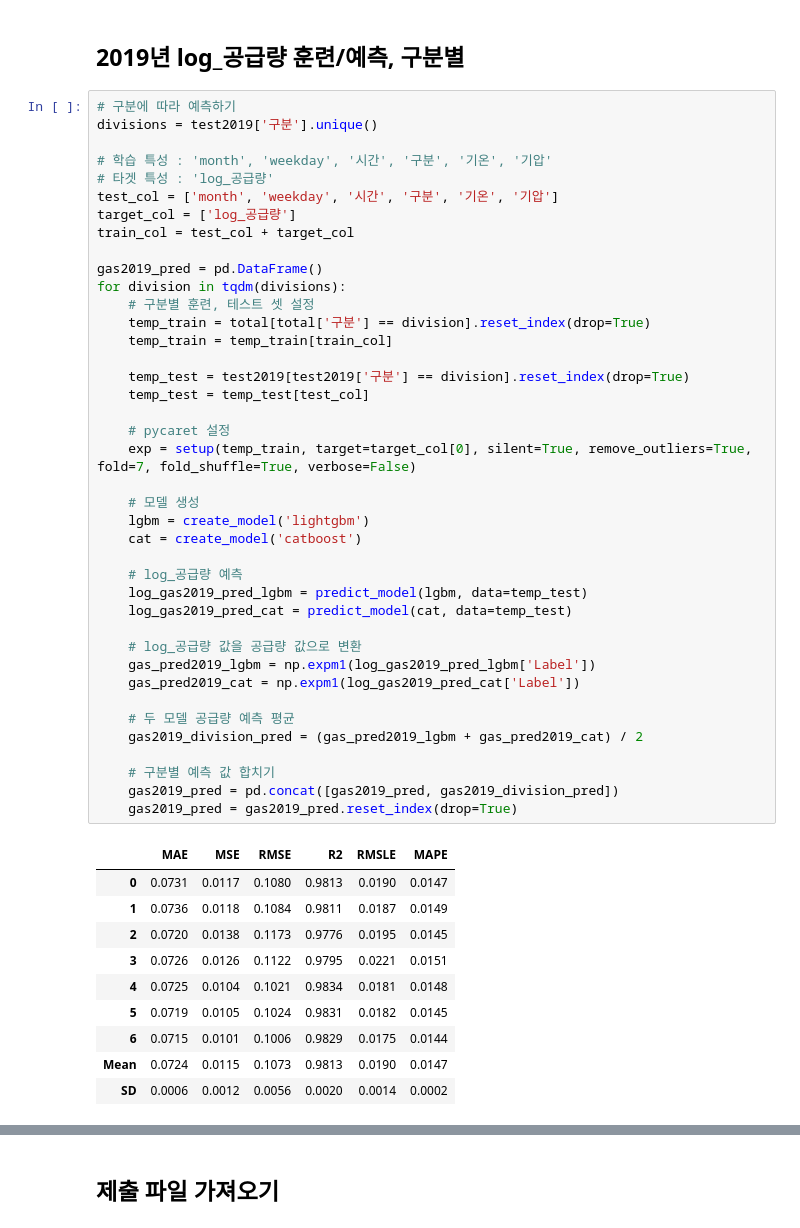
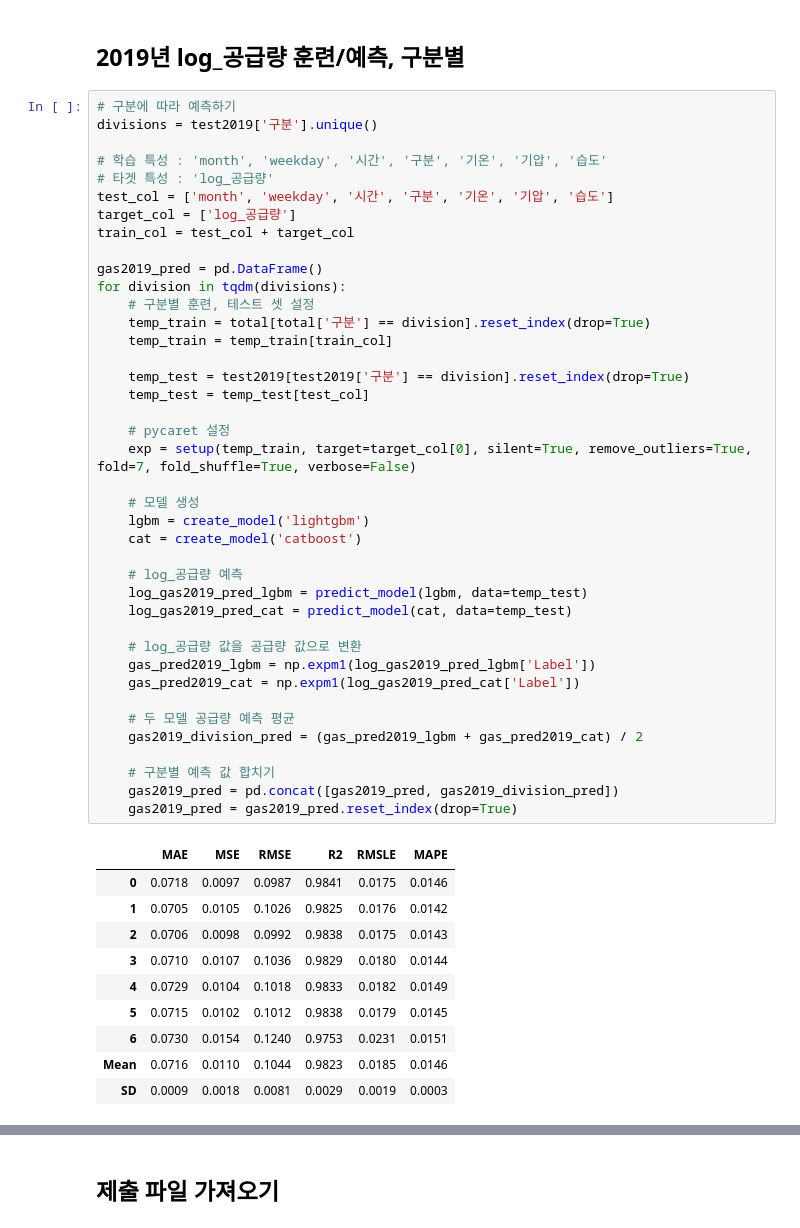
Before and after one commit to kbjung/LikeLion_13th_DataCourse, a Jupyter notebook: TP02/07_결과_출력/07-05_결과_출력(pycaret)_ver2.3(2021.12.03).ipynb, the cells around one changed output, grey strips where cells are left out. Drawn from its saved outputs; the diff is of its cells as text.

```diff
--- a/TP02/07_결과_출력/07-05_결과_출력(pycaret)_ver2.3(2021.12.03).ipynb
+++ b/TP02/07_결과_출력/07-05_결과_출력(pycaret)_ver2.3(2021.12.03).ipynb
@@ -281,9 +281,9 @@ total.head()
 # 구분에 따라 예측하기
 divisions = test2019['구분'].unique()
 
-# 학습 특성 : 'month', 'weekday', '시간', '구분', '기온', '기압'
+# 학습 특성 : 'month', 'weekday', '시간', '구분', '기온', '기압', '습도'
 # 타겟 특성 : 'log_공급량'
-test_col = ['month', 'weekday', '시간', '구분', '기온', '기압']
+test_col = ['month', 'weekday', '시간', '구분', '기온', '기압', '습도']
 target_col = ['log_공급량']
 train_col = test_col + target_col
 
@@ -292,42 +292,42 @@ for division in tqdm(divisions):
     # 구분별 훈련, 테스트 셋 설정
     temp_train = total[total['구분'] == division].reset_index(drop=True)
     temp_train = temp_train[train_col]
 
     temp_test = test2019[test2019['구분'] == division].reset_index(drop=True)
     temp_test = temp_test[test_col]
 
     # pycaret 설정
     exp = setup(temp_train, target=target_col[0], silent=True, remove_outliers=True, fold=7, fold_shuffle=True, verbose=False)
 
     # 모델 생성
     lgbm = create_model('lightgbm')
     cat = create_model('catboost')
 
     # log_공급량 예측
     log_gas2019_pred_lgbm = predict_model(lgbm, data=temp_test)
     log_gas2019_pred_cat = predict_model(cat, data=temp_test)
 
     # log_공급량 값을 공급량 값으로 변환
     gas_pred2019_lgbm = np.expm1(log_gas2019_pred_lgbm['Label'])
     gas_pred2019_cat = np.expm1(log_gas2019_pred_cat['Label'])
 
     # 두 모델 공급량 예측 평균
     gas2019_division_pred = (gas_pred2019_lgbm + gas_pred2019_cat) / 2
 
     # 구분별 예측 값 합치기
     gas2019_pred = pd.concat([gas2019_pred, gas2019_division_pred])
     gas2019_pred = gas2019_pred.reset_index(drop=True)
 # %% [output]
 |  | MAE | MSE | RMSE | R2 | RMSLE | MAPE |
-| 0 | 0.0731 | 0.0117 | 0.1080 | 0.9813 | 0.0190 | 0.0147 |
-| 1 | 0.0736 | 0.0118 | 0.1084 | 0.9811 | 0.0187 | 0.0149 |
-| 2 | 0.0720 | 0.0138 | 0.1173 | 0.9776 | 0.0195 | 0.0145 |
-| 3 | 0.0726 | 0.0126 | 0.1122 | 0.9795 | 0.0221 | 0.0151 |
-| 4 | 0.0725 | 0.0104 | 0.1021 | 0.9834 | 0.0181 | 0.0148 |
-| 5 | 0.0719 | 0.0105 | 0.1024 | 0.9831 | 0.0182 | 0.0145 |
-| 6 | 0.0715 | 0.0101 | 0.1006 | 0.9829 | 0.0175 | 0.0144 |
-| Mean | 0.0724 | 0.0115 | 0.1073 | 0.9813 | 0.0190 | 0.0147 |
-| SD | 0.0006 | 0.0012 | 0.0056 | 0.0020 | 0.0014 | 0.0002 |
+| 0 | 0.0718 | 0.0097 | 0.0987 | 0.9841 | 0.0175 | 0.0146 |
+| 1 | 0.0705 | 0.0105 | 0.1026 | 0.9825 | 0.0176 | 0.0142 |
+| 2 | 0.0706 | 0.0098 | 0.0992 | 0.9838 | 0.0175 | 0.0143 |
+| 3 | 0.0710 | 0.0107 | 0.1036 | 0.9829 | 0.0180 | 0.0144 |
+| 4 | 0.0729 | 0.0104 | 0.1018 | 0.9833 | 0.0182 | 0.0149 |
+| 5 | 0.0715 | 0.0102 | 0.1012 | 0.9838 | 0.0179 | 0.0145 |
+| 6 | 0.0730 | 0.0154 | 0.1240 | 0.9753 | 0.0231 | 0.0151 |
+| Mean | 0.0716 | 0.0110 | 0.1044 | 0.9823 | 0.0185 | 0.0146 |
+| SD | 0.0009 | 0.0018 | 0.0081 | 0.0029 | 0.0019 | 0.0003 |
 # %%
 # 예측 결과 확인
 gas2019_pred.head()
```
Also changed, not shown: parts of 9 cells of this notebook, 3 other files.
